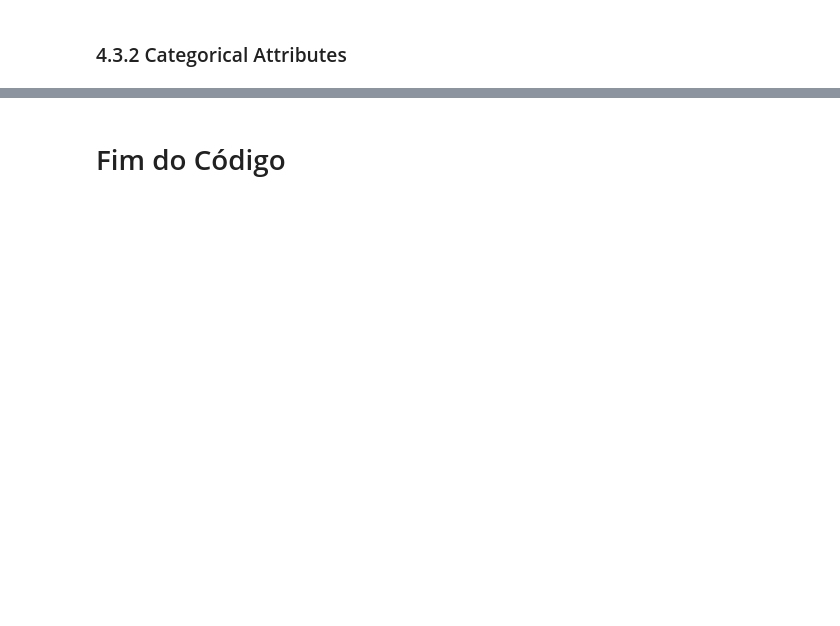
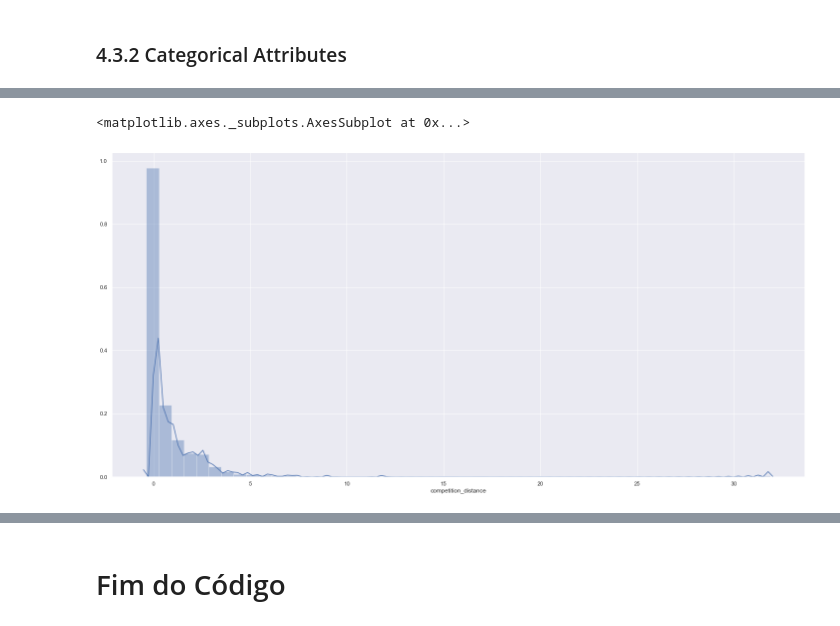
Before and after one commit to luanipiva/ds_producao_Mar21, a Jupyter notebook: m04_video1_store_sales_prediction.ipynb, the cells around one changed output, grey strips where cells are left out. Drawn from its saved outputs; the diff is of its cells as text; code cells hidden in the pictures; blank space fills up the shorter version.

```diff
--- a/m04_video1_store_sales_prediction.ipynb
+++ b/m04_video1_store_sales_prediction.ipynb
@@ -981,0 +959,22 @@ sns.heatmap( d, annot=True )
+# %%
+# Aplicando o rescaling
+
+rs = RobustScaler()
+mms = MinMaxScaler()
+
+# competition_distance
+df5['competition_distance'] = rs.fit_transform(df5[['competition_distance']].values)
+
+# competition_time_month
+df5['competition_time_month'] = rs.fit_transform(df5[['competition_time_month']].values)
+
+# promo_time_week
+df5['promo_time_week'] = rs.fit_transform(df5[['promo_time_week']].values)
+
+# year
+df5['year'] = rs.fit_transform(df5[['year']].values)
+# %%
+sns.distplot(df5['competition_distance'])
+# %% [output]
+<matplotlib.axes._subplots.AxesSubplot at 0x...>
+[figure, added]
```
Also changed, not shown: parts of 19 cells of this notebook.
